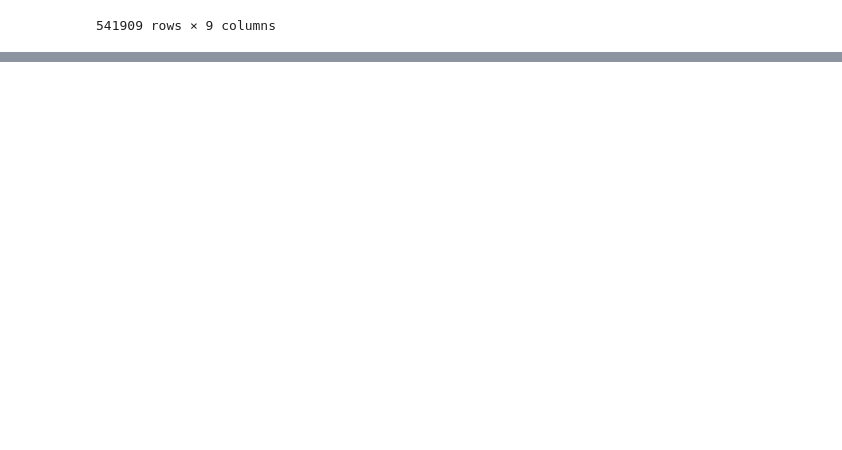
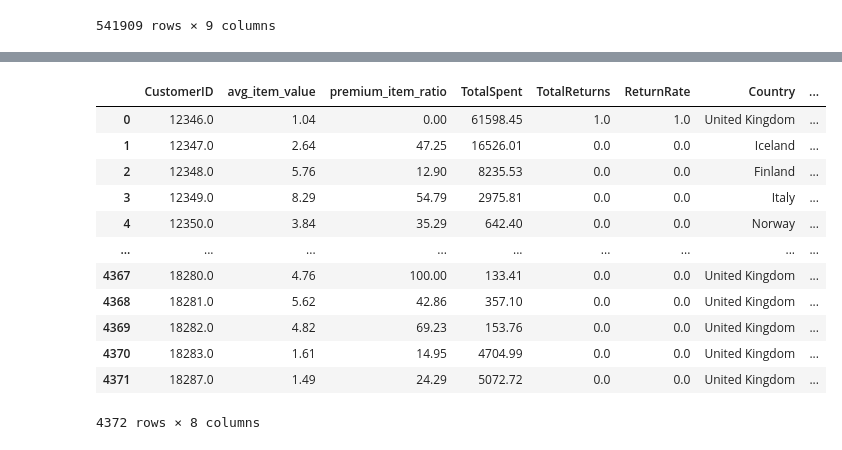
Before and after one commit to UDLHS/Employee-Attrition, a Jupyter notebook: notebooks/model_building.ipynb, the cells around one changed output, grey strips where cells are left out. Saved outputs shown, nothing was run; the diff lists cells and outputs as text; code cells hidden in the pictures; blank space fills up the shorter version.

```diff
--- a/notebooks/model_building.ipynb
+++ b/notebooks/model_building.ipynb
@@ -524,16 +544,11 @@ dataBase
 # %%
 # Make sure InvoiceDate is datetime in your working DataFrame
-# Convert InvoiceDate to datetime
-dataBase['InvoiceDate'] = pd.to_datetime(dataBase['InvoiceDate'], dayfirst=True)
-
-# Now create YearMonth column
-dataBase['YearMonth'] = data['InvoiceDate'].dt.to_period('M')
 
 # Calculate total expense per row
 dataBase['TotalExpense'] = data['Quantity'] * data['UnitPrice']
 
 # Group by CustomerID and YearMonth
-monthly_summary = clean_df.groupby(['CustomerID', 'YearMonth']).agg(
+monthly_summary = clean_df.groupby(['CustomerID', 'InvoiceDate']).agg(
     TotalItems=('Quantity', 'sum'),
     TotalSpent=('TotalExpense', 'sum')
 ).reset_index()
@@ -569,0 +644,26 @@ negative_counts
+# %%
+# 1. Calculate dataset median UnitPrice
+median_price = data["UnitPrice"].median()
+
+
+# 2. Mark premium items (True if price > median)
+data["is_premium"] = data["UnitPrice"] > median_price
+
+# 3. Group by CustomerID and calculate both metrics
+customer_stats = (
+    data.groupby("CustomerID")
+    .agg(
+        avg_item_value=("UnitPrice", "mean"),
+        premium_item_ratio=("is_premium", "mean")
+    )
+    .reset_index()
+)
+
+# 4. Convert ratio from fraction to percentage
+customer_stats["premium_item_ratio"] = customer_stats["premium_item_ratio"] * 100
+
+# 5. Optional: round values for neatness
+customer_stats["avg_item_value"] = customer_stats["avg_item_value"].round(2)
+customer_stats["premium_item_ratio"] = customer_stats["premium_item_ratio"].round(2)
+
+print(customer_stats)
@@ -569,0 +687,4 @@ negative_counts
+# %%
+fullData = pd.DataFrame()
+
+fullData = customer_stats.merge(customer_summary, on="CustomerID", how="left")
@@ -569,0 +707,18 @@ negative_counts
+# %%
+fullData = fullData.merge(customer_engagement, on="CustomerID", how="left")
+# %%
+fullData
+# %% [output]
+|  | CustomerID | avg_item_value | premium_item_ratio | TotalSpent | TotalReturns | ReturnRate | Country | ... |
+| 0 | 12346.0 | 1.04 | 0.00 | 61598.45 | 1.0 | 1.0 | United Kingdom | ... |
+| 1 | 12347.0 | 2.64 | 47.25 | 16526.01 | 0.0 | 0.0 | Iceland | ... |
+| 2 | 12348.0 | 5.76 | 12.90 | 8235.53 | 0.0 | 0.0 | Finland | ... |
+| 3 | 12349.0 | 8.29 | 54.79 | 2975.81 | 0.0 | 0.0 | Italy | ... |
+| 4 | 12350.0 | 3.84 | 35.29 | 642.40 | 0.0 | 0.0 | Norway | ... |
+| ... | ... | ... | ... | ... | ... | ... | ... | ... |
+| 4367 | 18280.0 | 4.76 | 100.00 | 133.41 | 0.0 | 0.0 | United Kingdom | ... |
+| 4368 | 18281.0 | 5.62 | 42.86 | 357.10 | 0.0 | 0.0 | United Kingdom | ... |
+| 4369 | 18282.0 | 4.82 | 69.23 | 153.76 | 0.0 | 0.0 | United Kingdom | ... |
+| 4370 | 18283.0 | 1.61 | 14.95 | 4704.99 | 0.0 | 0.0 | United Kingdom | ... |
+| 4371 | 18287.0 | 1.49 | 24.29 | 5072.72 | 0.0 | 0.0 | United Kingdom | ... |
+4372 rows × 8 columns
```
Also changed, not shown: parts of 28 cells of this notebook.
